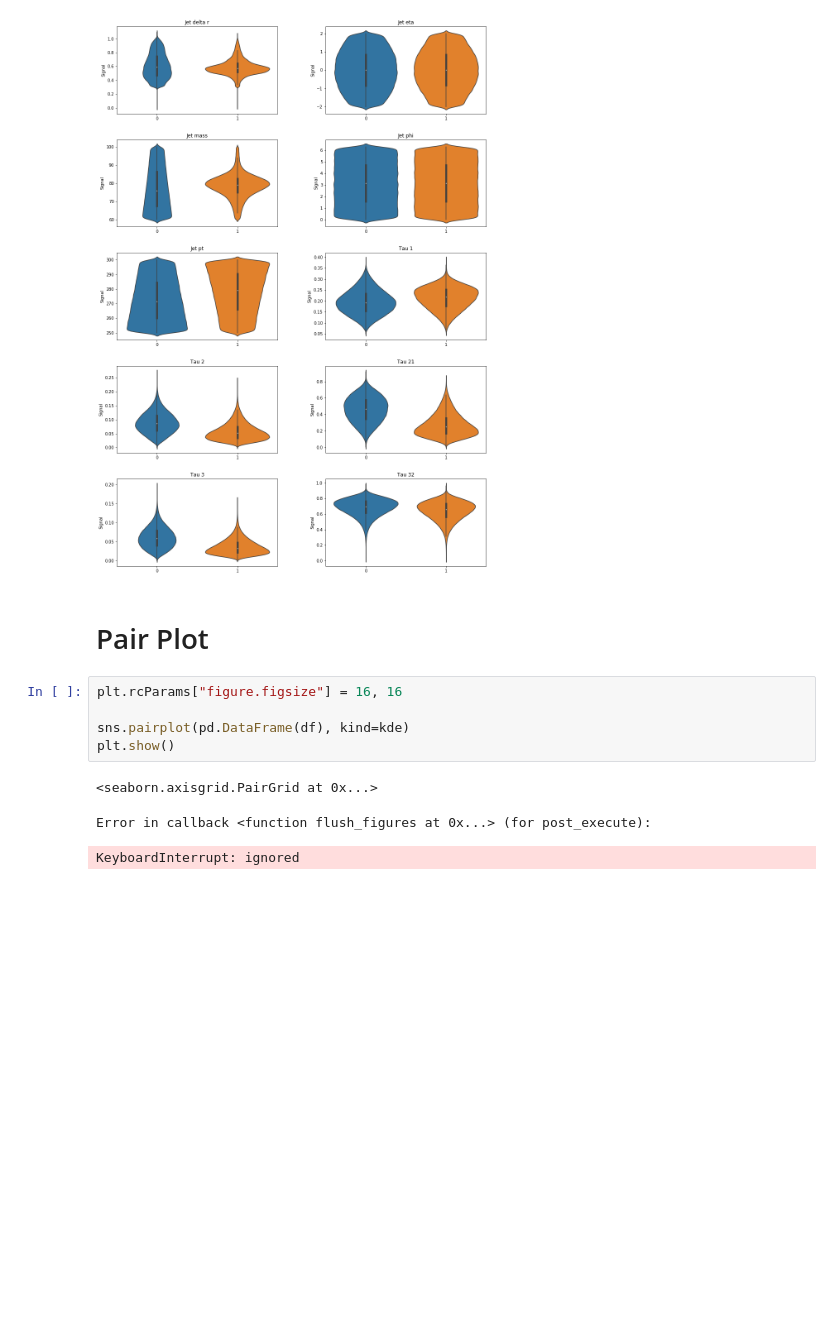
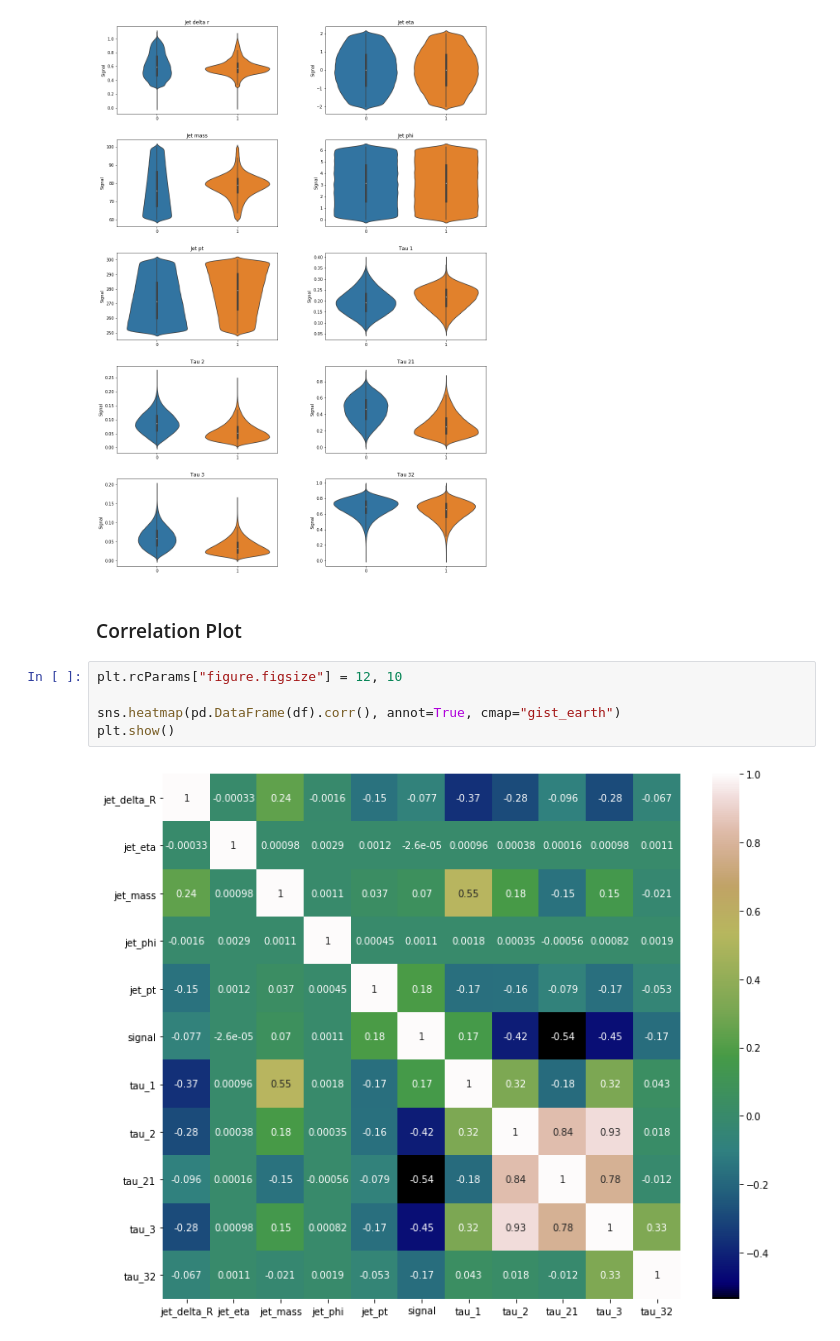
Before and after one commit to itsayushthada/Particle-Physics-Experiments, a Jupyter notebook: LAGAN/Analysis/EDA.ipynb, the cells around one changed output. Saved outputs shown, nothing was run; the diff lists cells and outputs as text; blank space fills up the shorter version.

```diff
--- a/LAGAN/Analysis/EDA.ipynb
+++ b/LAGAN/Analysis/EDA.ipynb
@@ -185,14 +214,12 @@ plt.show()
 # %% [output]
 [figure]
 # %% [markdown]
-# Pair Plot
+### Correlation Plot
 # %%
-plt.rcParams["figure.figsize"] = 16, 16
+plt.rcParams["figure.figsize"] = 12, 10
 
-sns.pairplot(pd.DataFrame(df), kind=kde)
+sns.heatmap(pd.DataFrame(df).corr(), annot=True, cmap="gist_earth")
 plt.show()
 # %% [output]
-<seaborn.axisgrid.PairGrid at 0x...>
-Error in callback <function flush_figures at 0x...> (for post_execute):
-KeyboardInterrupt: ignored
+[figure, added]
 # %% [markdown]
```
Also changed, not shown: parts of 25 cells of this notebook.
